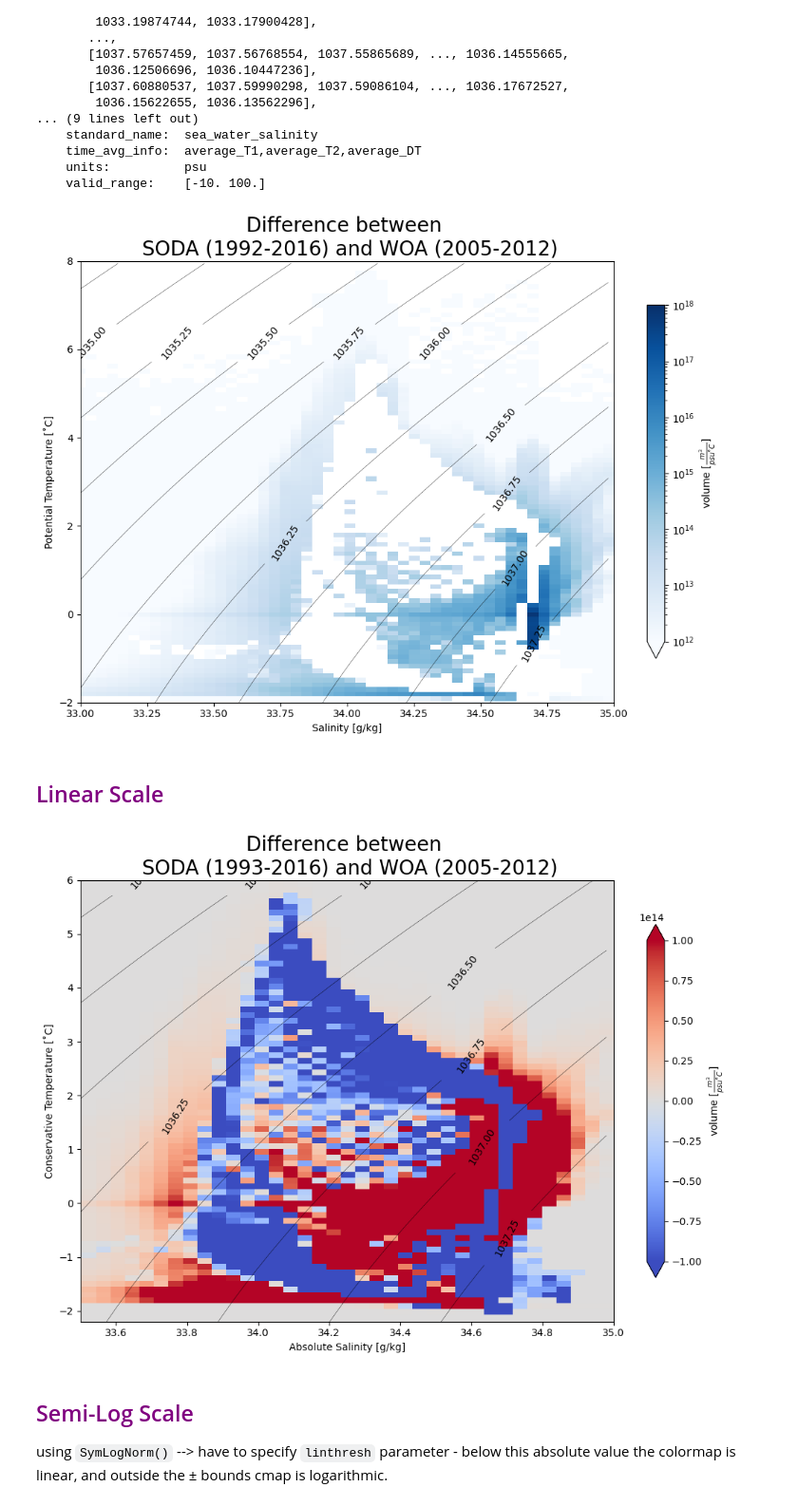
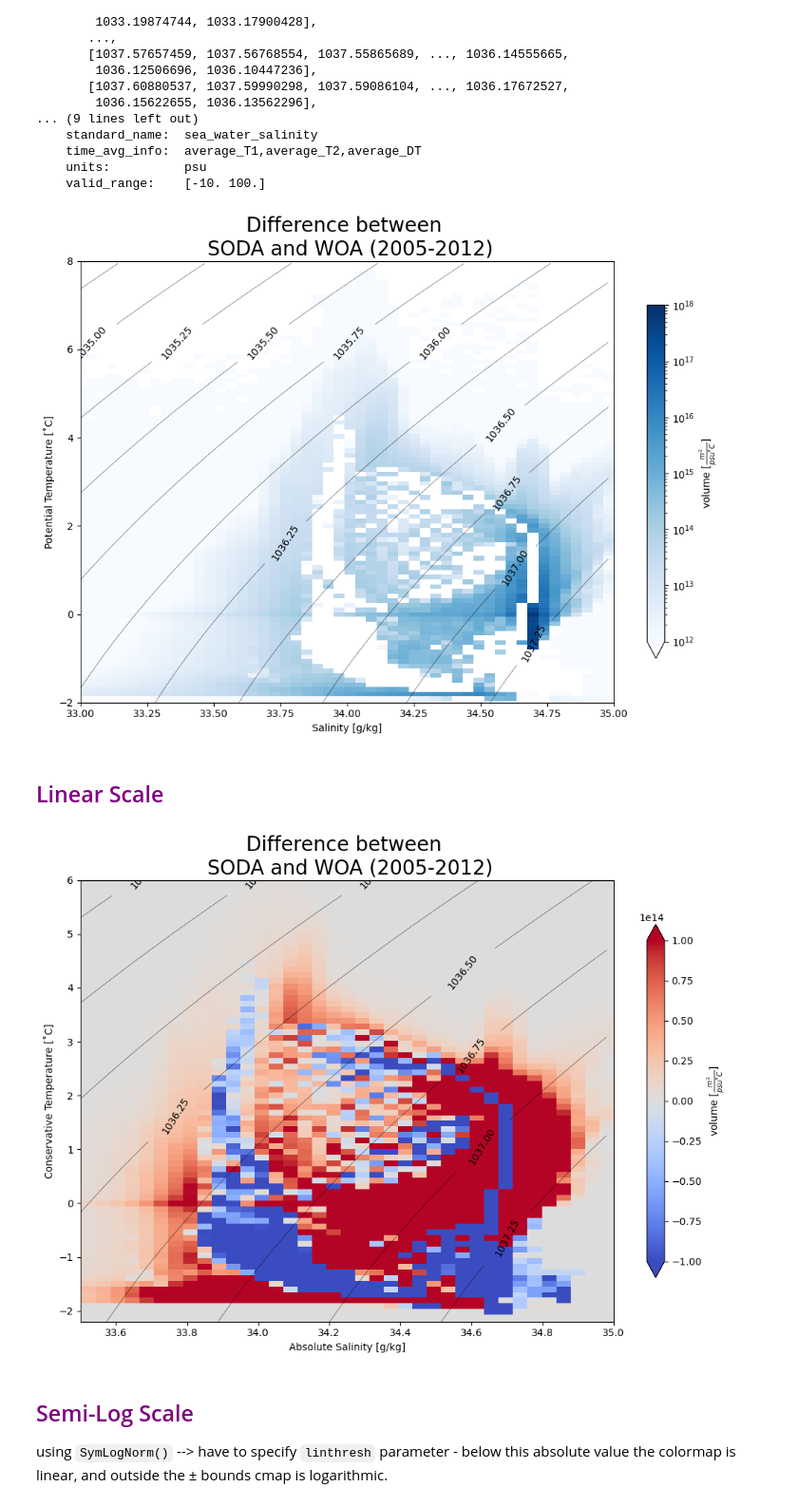
Before and after one commit to shanicetbailey/chapter1, a Jupyter notebook: SODA/5_model-validation-TS-plots.ipynb, the cells around one changed output. Shown at 95% size. Drawn from its saved outputs; the diff is of its cells as text; code cells hidden in the pictures.

```diff
--- a/SODA/5_model-validation-TS-plots.ipynb
+++ b/SODA/5_model-validation-TS-plots.ipynb
@@ -240,6 +241,6 @@ plt.tight_layout();
 # %%
-diff_soda_woa8110 = soda - woa_8110
-diff_soda_woa8110
+diff_soda_woa0512 = soda - woa
+diff_soda_woa0512
 # %% [output]
 <xarray.DataArray (theta_bin: 99, salt_bin: 99)>
 array([[0., 0., 0., ..., 0., 0., 0.],
@@ -253,7 +254,7 @@ Coordinates:
   * theta_bin  (theta_bin) float64 -2.447 -2.341 -2.235 ... 7.735 7.841 7.947
   * salt_bin   (salt_bin) float64 31.02 31.06 31.1 31.14 ... 34.9 34.94 34.98
 # %%
-sigma2 = jmd95numba.rho(diff_soda_woa8110.salt_bin, diff_soda_woa8110.theta_bin, 2000.)
+sigma2 = jmd95numba.rho(diff_soda_woa0512.salt_bin, diff_soda_woa0512.theta_bin, 2000.)
 # %%
 sigma2
 # %% [output]
@@ -281,35 +282,35 @@ sigma_levs = np.arange(1032, 1037.5, 0.25)
 
 C = sigma2.T.plot.contour(colors='k', linewidths=0.3, levels=sigma_levs, ax=ax)
 plt.clabel(C)
-diff_soda_woa8110.where(diff_soda_woa8110>0).plot(norm=LogNorm(), cmap='Blues', vmin=1e12, vmax=1e18,
+diff_soda_woa0512.where(diff_soda_woa0512>0).plot(norm=LogNorm(), cmap='Blues', vmin=1e12, vmax=1e18,
                                                   cbar_kwargs={'shrink':0.8, 'label': r'volume [$\frac{m^3}{psu ˚C}$]'})
 
 ax.set_xlabel('Salinity [g/kg]')
 ax.set_ylabel('Potential Temperature [˚C]')
-ax.set_title('Difference between \n SODA (1992-2016) and WOA (2005-2012)', fontsize=20);
+ax.set_title('Difference between \n SODA and WOA (2005-2012)', fontsize=20);
 ax.set_xlim(33, 35)
 ax.set_ylim(-2, 8);
 # %% [output]
-[figure, old version]
+[figure, new version]
 # %% [markdown]
 ## <span style='color:Purple'> Linear Scale
 # %%
 fig = plt.figure(figsize=(12,8))
 ax = fig.add_subplot(111)
 sigma_levs = np.arange(1032, 1037.5, 0.25)
 
 C = sigma2.T.plot.contour(colors='k', linewidths=0.3, levels=sigma_levs, ax=ax)
 plt.clabel(C)
-diff_soda_woa8110.plot(cmap='coolwarm', vmax=1e14,
+diff_soda_woa0512.plot(cmap='coolwarm', vmax=1e14,
                                                   cbar_kwargs={'shrink':0.8, 'label': r'volume [$\frac{m^3}{psu ˚C}$]'})
 
 ax.set_xlabel('Absolute Salinity [g/kg]')
 ax.set_ylabel('Conservative Temperature [˚C]')
-ax.set_title('Difference between \n SODA (1993-2016) and WOA (2005-2012)', fontsize=20);
+ax.set_title('Difference between \n SODA and WOA (2005-2012)', fontsize=20);
 ax.set_xlim(33.5, 35)
 ax.set_ylim(-2.2, 6);
 # %% [output]
-[figure, old version]
+[figure, new version]
 # %% [markdown]
 ## <span style='color:Purple'> Semi-Log Scale
 using `SymLogNorm()` --> have to specify `linthresh` parameter - below this absolute value the colormap is linear, and outside the ± bounds cmap is logarithmic.
```
Also changed, not shown: parts of 12 cells of this notebook.
